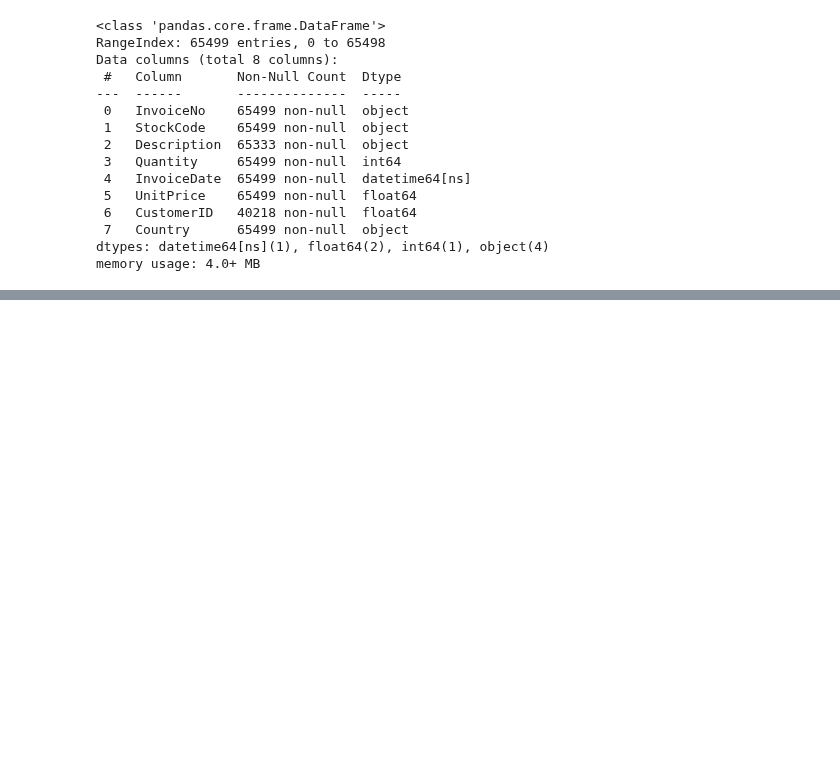
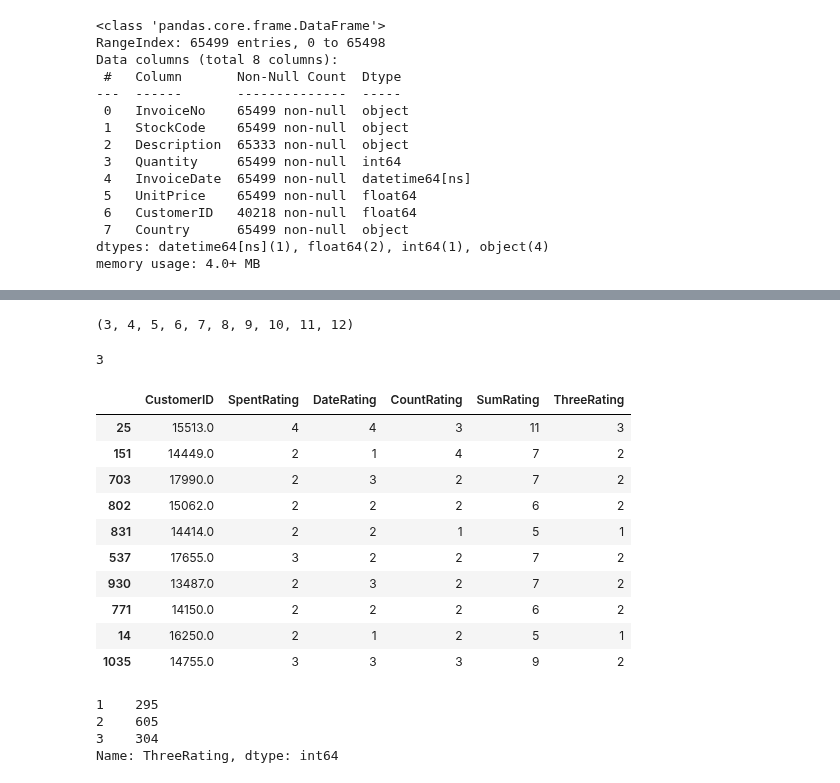
Before and after one commit to yuchild/erik_interviewqs, a Jupyter notebook: question_customer_segmentation.ipynb, the cells around one changed output, grey strips where cells are left out. Cells and saved outputs as stored; diff of their text form; code cells hidden in the pictures; blank space fills up the shorter version.

```diff
--- a/question_customer_segmentation.ipynb
+++ b/question_customer_segmentation.ipynb
@@ -79,0 +296,5 @@ memory usage: 4.0+ MB
+# %%
+count_ratings = []
+for ids in cust_ids_lst:
+    count_ratings.append(rating_func(ids, count_dict, count_stats_dict))
+count_ratings
@@ -79,0 +319,9 @@ memory usage: 4.0+ MB
+# %%
+ratings_dict = {'CustomerID': cust_ids_lst
+                , 'SpentRating': spent_ratings
+                , 'DateRating': date_ratings
+                , 'CountRating': count_ratings
+               }
+
+data_ratings = pd.DataFrame(ratings_dict)
+data_ratings.sample(10)
@@ -79,0 +340,3 @@ memory usage: 4.0+ MB
+# %%
+data_ratings['SumRating'] = data_ratings['SpentRating'] + data_ratings['DateRating'] + data_ratings['CountRating']
+data_ratings.sample(10)
@@ -79,0 +369,38 @@ memory usage: 4.0+ MB
+# %%
+3, 4, 5, 6, 7, 8, 9, 10, 11, 12
+# %% [output]
+(3, 4, 5, 6, 7, 8, 9, 10, 11, 12)
+# %%
+def three_rating(num):
+    if num < 6:
+        return 1
+    elif num < 10:
+        return 2
+    else:
+        return 3
+
+three_rating(10)
+# %% [output]
+3
+# %%
+data_ratings['ThreeRating'] = data_ratings['SumRating'].apply(three_rating)
+data_ratings.sample(10)
+# %% [output]
+|  | CustomerID | SpentRating | DateRating | CountRating | SumRating | ThreeRating |
+| 25 | 15513.0 | 4 | 4 | 3 | 11 | 3 |
+| 151 | 14449.0 | 2 | 1 | 4 | 7 | 2 |
+| 703 | 17990.0 | 2 | 3 | 2 | 7 | 2 |
+| 802 | 15062.0 | 2 | 2 | 2 | 6 | 2 |
+| 831 | 14414.0 | 2 | 2 | 1 | 5 | 1 |
+| 537 | 17655.0 | 3 | 2 | 2 | 7 | 2 |
+| 930 | 13487.0 | 2 | 3 | 2 | 7 | 2 |
+| 771 | 14150.0 | 2 | 2 | 2 | 6 | 2 |
+| 14 | 16250.0 | 2 | 1 | 2 | 5 | 1 |
+| 1035 | 14755.0 | 3 | 3 | 3 | 9 | 2 |
+# %%
+data_ratings['ThreeRating'].value_counts(sort=False)
+# %% [output]
+1    295
+2    605
+3    304
+Name: ThreeRating, dtype: int64
```
Also changed, not shown: parts of 22 cells of this notebook.
